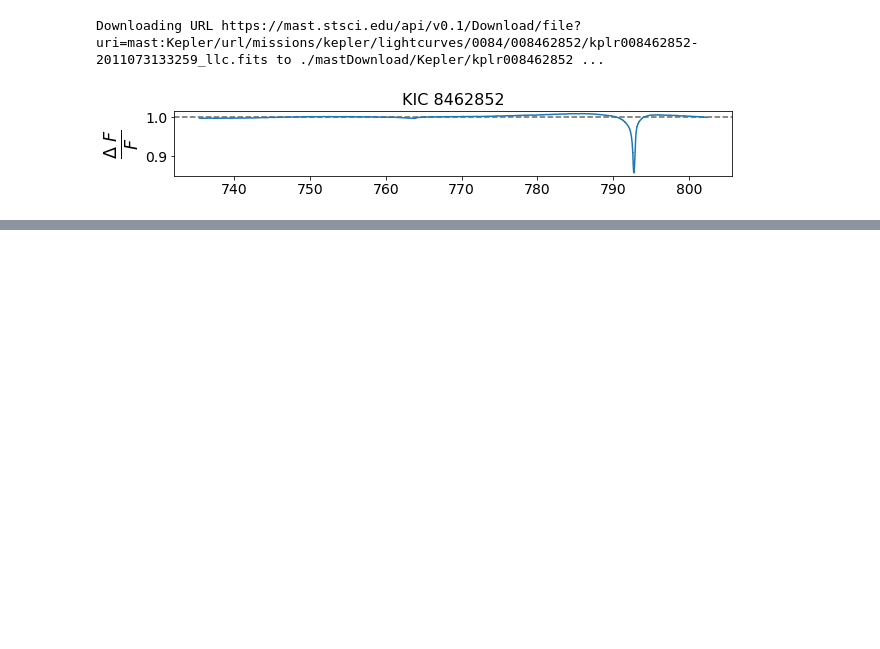
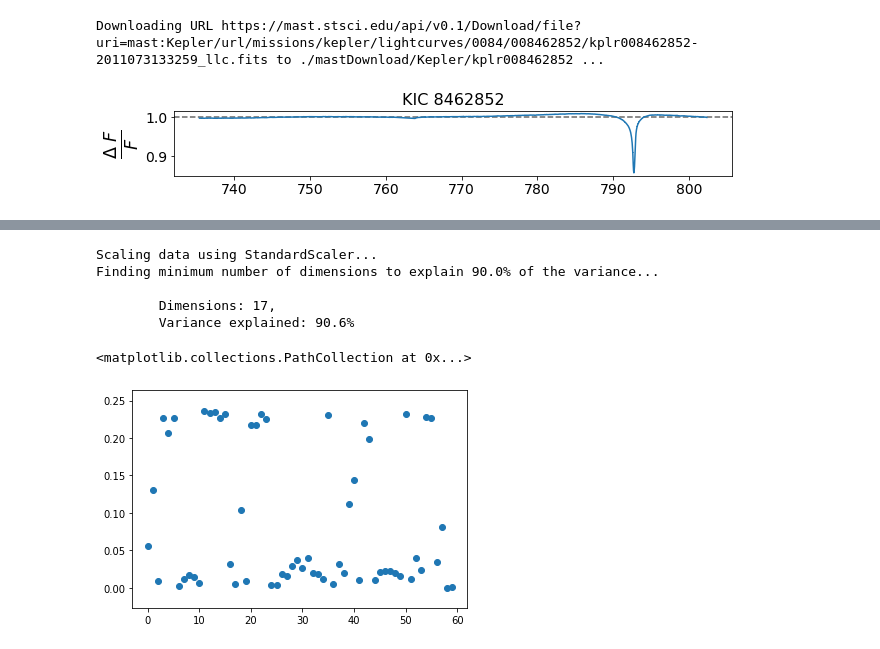
Before and after one commit to d-giles/KeplerML, a Jupyter notebook: notebooks/Scoring_parameters.ipynb, the cells around one changed output, grey strips where cells are left out. Saved outputs shown, nothing was run; the diff lists cells and outputs as text; code cells hidden in the pictures; blank space fills up the shorter version.

```diff
--- a/notebooks/Scoring_parameters.ipynb
+++ b/notebooks/Scoring_parameters.ipynb
@@ -1392,0 +1488,13 @@ file_df.head().iloc[:,:3].to_csv('llc_files')
+# %%
+red_data8, pca8 = pca_red(Q_dict['Q8'].data)
+# %% [output]
+Scaling data using StandardScaler...
+Finding minimum number of dimensions to explain 90.0% of the variance...
+
+        Dimensions: 17,
+        Variance explained: 90.6%
+# %%
+plt.scatter(range(60),abs(pca8.components_[0]))
+# %% [output]
+<matplotlib.collections.PathCollection at 0x...>
+[figure, added]
```
Also changed, not shown: parts of 28 cells of this notebook.
